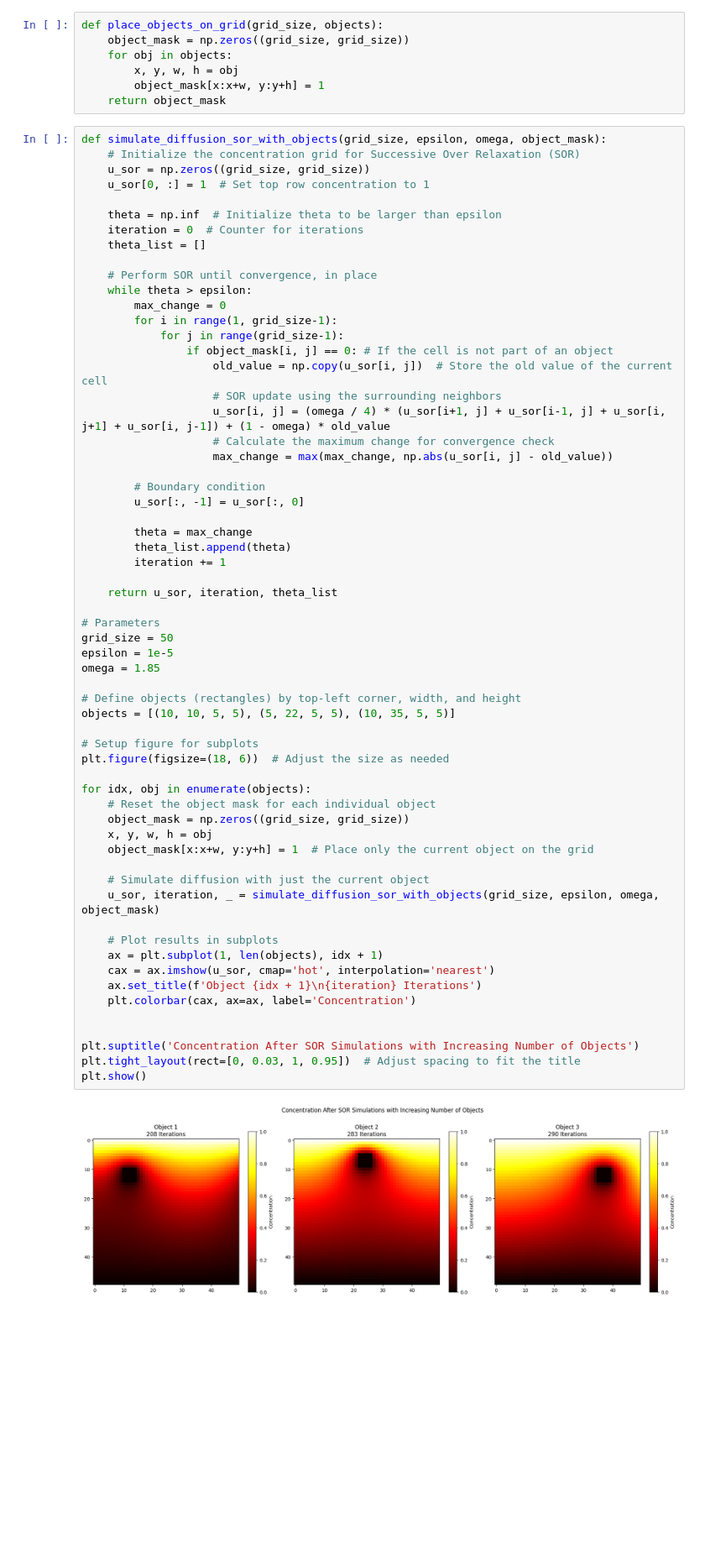
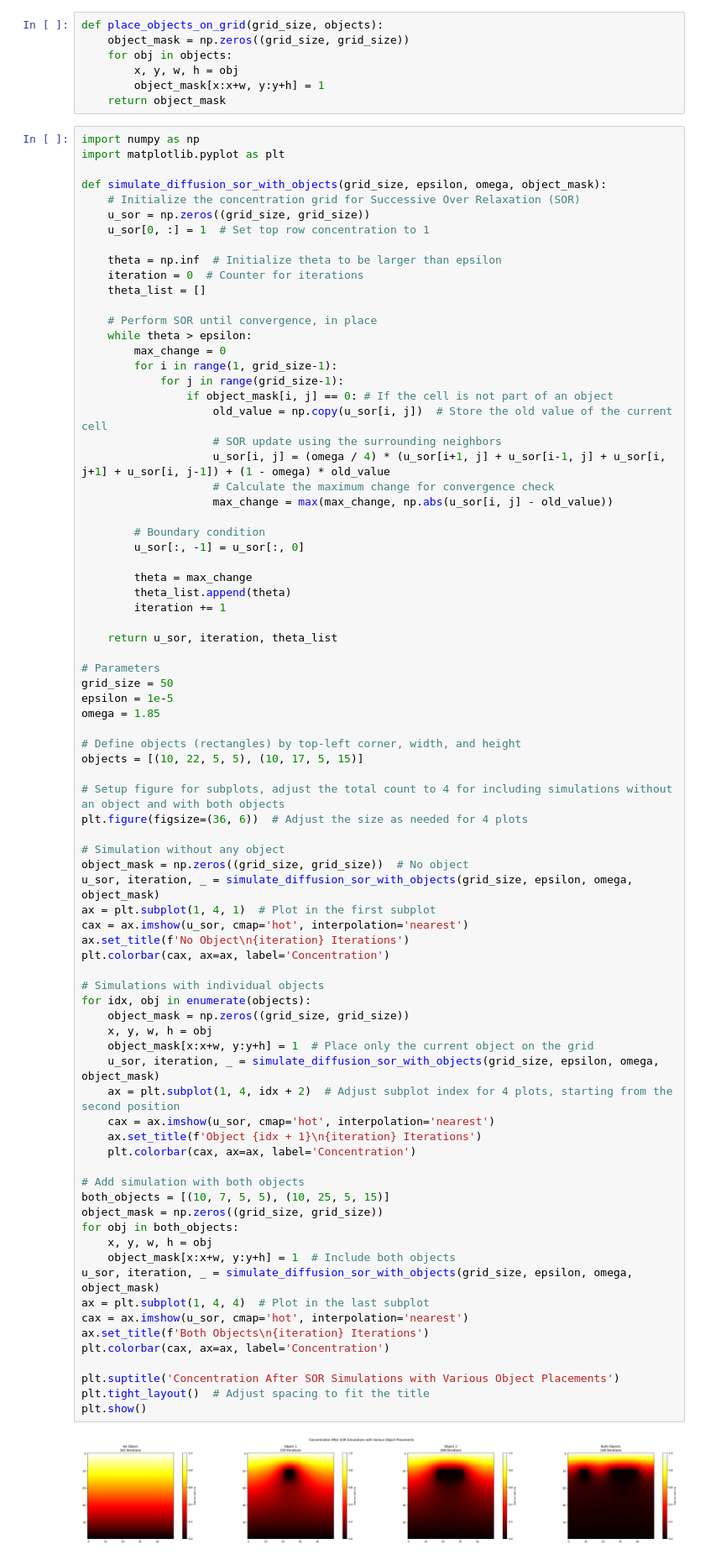
Before and after one commit to koenweverink/ScientificComputing, a Jupyter notebook: Set1.ipynb, the cells around one changed output. Shown at 84% size. Drawn from its saved outputs; the diff is of its cells as text; blank space fills up the shorter version.

```diff
--- a/Set1.ipynb
+++ b/Set1.ipynb
@@ -712,6 +712,9 @@ def place_objects_on_grid(grid_size, objects):
         object_mask[x:x+w, y:y+h] = 1
     return object_mask
 # %%
+import numpy as np
+import matplotlib.pyplot as plt
+
 def simulate_diffusion_sor_with_objects(grid_size, epsilon, omega, object_mask):
     # Initialize the concentration grid for Successive Over Relaxation (SOR)
     u_sor = np.zeros((grid_size, grid_size))
@@ -735,43 +738,58 @@ def simulate_diffusion_sor_with_objects(grid_size, epsilon, omega, object_mask):
 
         # Boundary condition
         u_sor[:, -1] = u_sor[:, 0]
 
         theta = max_change
         theta_list.append(theta)
         iteration += 1
 
     return u_sor, iteration, theta_list
 
 # Parameters
 grid_size = 50
 epsilon = 1e-5
 omega = 1.85
 
 # Define objects (rectangles) by top-left corner, width, and height
-objects = [(10, 10, 5, 5), (5, 22, 5, 5), (10, 35, 5, 5)]
+objects = [(10, 22, 5, 5), (10, 17, 5, 15)]
 
-# Setup figure for subplots
-plt.figure(figsize=(18, 6))  # Adjust the size as needed
+# Setup figure for subplots, adjust the total count to 4 for including simulations without an object and with both objects
+plt.figure(figsize=(36, 6))  # Adjust the size as needed for 4 plots
 
+# Simulation without any object
+object_mask = np.zeros((grid_size, grid_size))  # No object
+u_sor, iteration, _ = simulate_diffusion_sor_with_objects(grid_size, epsilon, omega, object_mask)
+ax = plt.subplot(1, 4, 1)  # Plot in the first subplot
+cax = ax.imshow(u_sor, cmap='hot', interpolation='nearest')
+ax.set_title(f'No Object\n{iteration} Iterations')
+plt.colorbar(cax, ax=ax, label='Concentration')
+
+# Simulations with individual objects
 for idx, obj in enumerate(objects):
-    # Reset the object mask for each individual object
     object_mask = np.zeros((grid_size, grid_size))
     x, y, w, h = obj
     object_mask[x:x+w, y:y+h] = 1  # Place only the current object on the grid
-
-    # Simulate diffusion with just the current object
     u_sor, iteration, _ = simulate_diffusion_sor_with_objects(grid_size, epsilon, omega, object_mask)
-
-    # Plot results in subplots
-    ax = plt.subplot(1, len(objects), idx + 1)
+    ax = plt.subplot(1, 4, idx + 2)  # Adjust subplot index for 4 plots, starting from the second position
     cax = ax.imshow(u_sor, cmap='hot', interpolation='nearest')
     ax.set_title(f'Object {idx + 1}\n{iteration} Iterations')
     plt.colorbar(cax, ax=ax, label='Concentration')
 
+# Add simulation with both objects
+both_objects = [(10, 7, 5, 5), (10, 25, 5, 15)]
+object_mask = np.zeros((grid_size, grid_size))
+for obj in both_objects:
+    x, y, w, h = obj
+    object_mask[x:x+w, y:y+h] = 1  # Include both objects
+u_sor, iteration, _ = simulate_diffusion_sor_with_objects(grid_size, epsilon, omega, object_mask)
+ax = plt.subplot(1, 4, 4)  # Plot in the last subplot
+cax = ax.imshow(u_sor, cmap='hot', interpolation='nearest')
+ax.set_title(f'Both Objects\n{iteration} Iterations')
+plt.colorbar(cax, ax=ax, label='Concentration')
 
-plt.suptitle('Concentration After SOR Simulations with Increasing Number of Objects')
-plt.tight_layout(rect=[0, 0.03, 1, 0.95])  # Adjust spacing to fit the title
+plt.suptitle('Concentration After SOR Simulations with Various Object Placements')
+plt.tight_layout()  # Adjust spacing to fit the title
 plt.show()
 # %% [output]
-[figure, old version]
+[figure, new version]
 # %%
```
Also changed, not shown: parts of 1 cell of this notebook.
